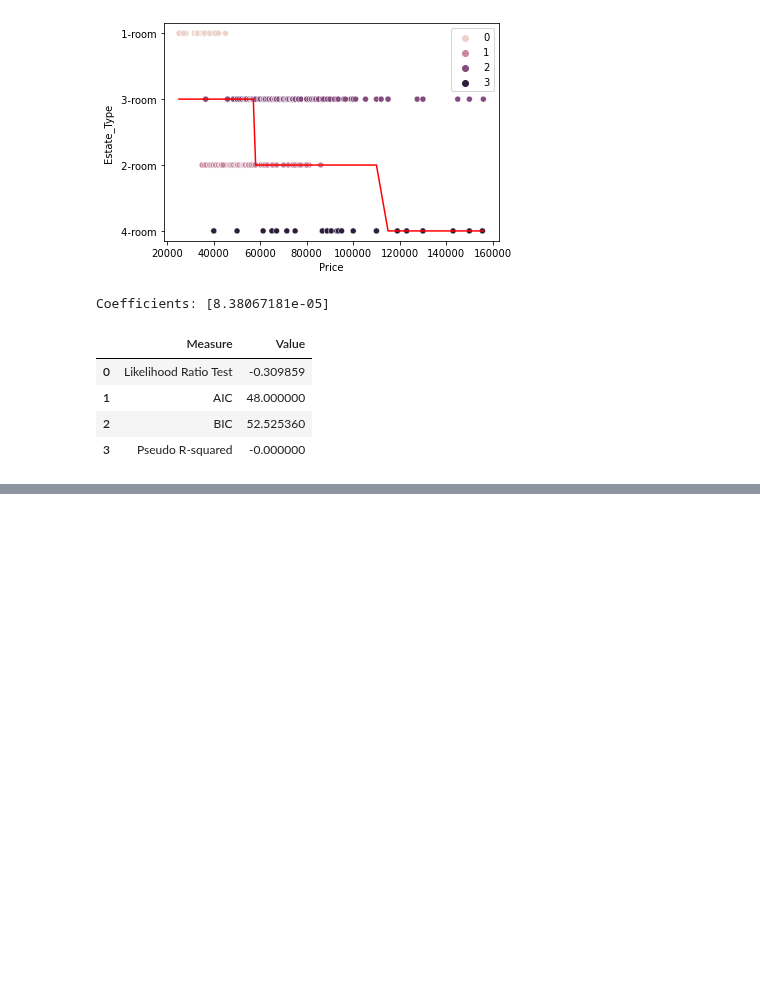
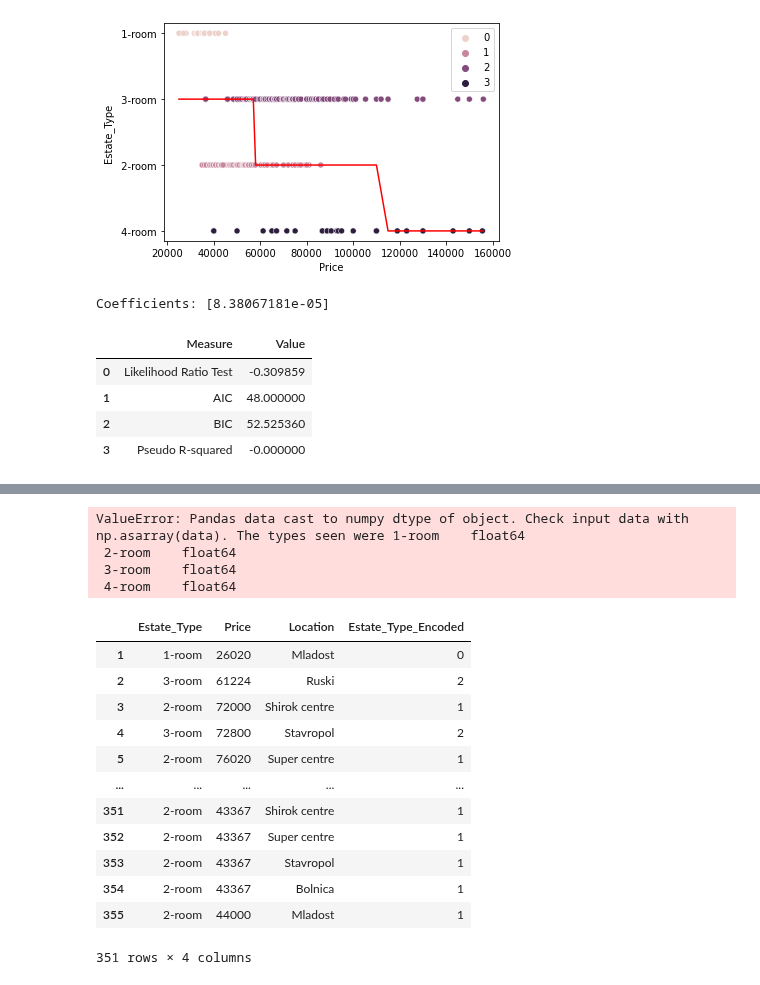
Before and after one commit to StefanRaychev/Web-scraping-and-data-analysis-of-estate-market, a Jupyter notebook: Scraping.ipynb, the cells around one changed output, grey strips where cells are left out. Saved outputs shown, nothing was run; the diff lists cells and outputs as text; code cells hidden in the pictures; blank space fills up the shorter version.

```diff
--- a/Scraping.ipynb
+++ b/Scraping.ipynb
@@ -634,0 +705,60 @@ results_df
+# %%
+import pandas as pd
+import seaborn as sns
+import statsmodels.api as sm
+
+# Assuming you have a DataFrame named 'df' with columns: estate_type, location, price
+df = df_estate_collection_all.copy()
+
+# Convert estate_type to object type
+df['Estate_Type'] = df['Estate_Type'].astype(object)
+
+# Create dummy variables for estate_type
+dummy_vars = pd.get_dummies(df['Estate_Type'], prefix='estate')
+
+# Concatenate dummy variables with other independent variables
+X = pd.concat([dummy_vars, df[['location', 'price']]], axis=1)
+
+# Add constant term for the intercept
+X = sm.add_constant(X)
+
+# Define the dependent variable
+y = df['Estate_Type']
+
+# Fit the multivariate linear regression model
+model = sm.OLS(y, X)
+results = model.fit()
+
+# Print the summary of the regression results
+print(results.summary())
+
+# Visualize the coefficients
+coefficients = results.params.drop('const')
+sns.barplot(x=coefficients, y=coefficients.index)
+
+# Display the plot
+plt.xlabel('Coefficient')
+plt.ylabel('Independent Variable')
+plt.title('Multivariate Linear Regression Coefficients')
+plt.show()
+# %% [output]
+ValueError: Pandas data cast to numpy dtype of object. Check input data with np.asarray(data). The types seen were 1-room    float64
+ 2-room    float64
+ 3-room    float64
+ 4-room    float64
+# %%
+df
+# %% [output]
+|  | Estate_Type | Price | Location | Estate_Type_Encoded |
+| 1 | 1-room | 26020 | Mladost | 0 |
+| 2 | 3-room | 61224 | Ruski | 2 |
+| 3 | 2-room | 72000 | Shirok centre | 1 |
+| 4 | 3-room | 72800 | Stavropol | 2 |
+| 5 | 2-room | 76020 | Super centre | 1 |
+| ... | ... | ... | ... | ... |
+| 351 | 2-room | 43367 | Shirok centre | 1 |
+| 352 | 2-room | 43367 | Super centre | 1 |
+| 353 | 2-room | 43367 | Stavropol | 1 |
+| 354 | 2-room | 43367 | Bolnica | 1 |
+| 355 | 2-room | 44000 | Mladost | 1 |
+351 rows × 4 columns
```
Also changed, not shown: parts of 1 cell of this notebook.
